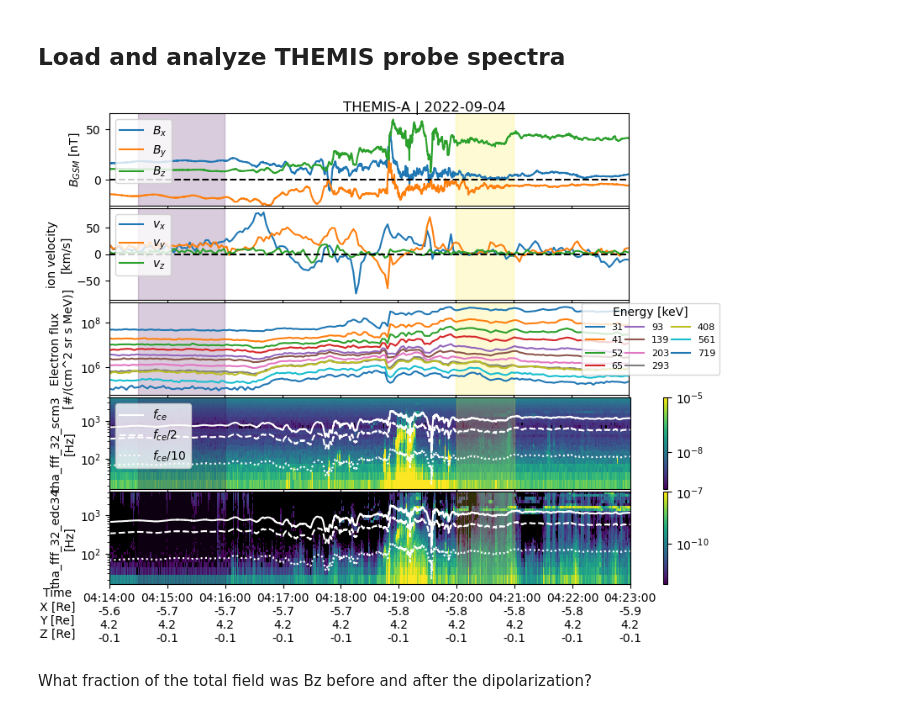
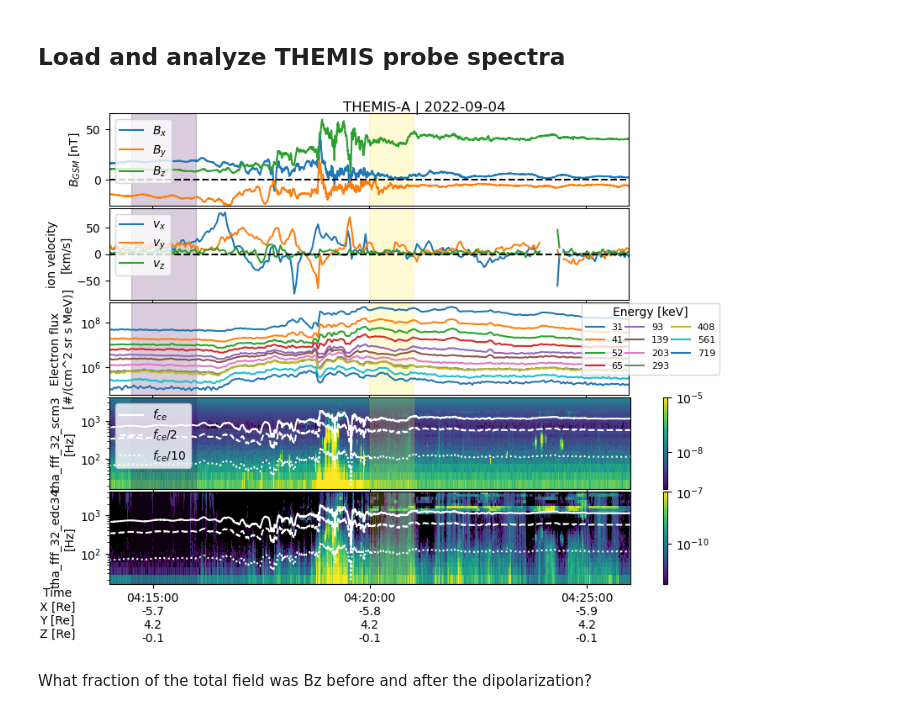
Before and after one commit to mshumko/elfinasi, a Jupyter notebook: src/20240904_substorm_study/misc/themis_elfin_spectra.ipynb, the cells around one changed output. Saved outputs shown, nothing was run; the diff lists cells and outputs as text; code cells hidden in the pictures.

```diff
--- a/src/20240904_substorm_study/misc/themis_elfin_spectra.ipynb
+++ b/src/20240904_substorm_study/misc/themis_elfin_spectra.ipynb
@@ -30,18 +30,20 @@ R_E = 6378.137  # km
 # %% [markdown]
 ## Load and analyze THEMIS probe spectra
 # %%
-time_range = ('2022-09-04T04:14', '2022-09-04T04:23')
+time_range = ('2022-09-04T04:14', '2022-09-04T04:26')
 _time_range = [dateutil.parser.parse(t_i) for t_i in time_range]
 coordinates = 'gsm'
 themis_probe = 'a'
 
-themis_spectra_time_ranges = (
+themisa_spectra_time_ranges = (
     [datetime(2022, 9, 4, 4, 14, 30), datetime(2022, 9, 4, 4, 16, 0)],
-    # [datetime(2022, 9, 4, 4, 17, 0), datetime(2022, 9, 4, 4, 18, 0)],
-    # [datetime(2022, 9, 4, 4, 18, 30), datetime(2022, 9, 4, 4, 19, 30)],
     [datetime(2022, 9, 4, 4, 20, 0), datetime(2022, 9, 4, 4, 21, 0)],
 )
-themis_colors = plt.cm.viridis(np.linspace(0, 1, len(themis_spectra_time_ranges)))
+themisd_spectra_time_ranges = (
+    [datetime(2022, 9, 4, 4, 16, 0), datetime(2022, 9, 4, 4, 19, 0)],
+    [datetime(2022, 9, 4, 4, 23, 0), datetime(2022, 9, 4, 4, 25, 0)],
+)
+themis_colors = plt.cm.viridis(np.linspace(0, 1, len(themisa_spectra_time_ranges)))
 # %%
 themis_probes = np.array(['a', 'd', 'e'])
 themis_Ew = ('fff_32_edc34', 'fff_32_edc34', 'fff_32_edc12')[np.where(themis_probes==themis_probe)[0][0]]
@@ -108,35 +110,35 @@ p = ax[4].pcolormesh(
 plt.colorbar(p, ax=ax[4])
 ax[4].set(yscale='log', ylabel=f'th{themis_probe}_{themis_Ew}\n[Hz]')
 
 for ax_i in ax[3:]:
     ax_i.plot(pyspedas.time_datetime(fgm_xr.times), f_ce, label=f'$f_{{ce}}$', c='w', ls='-')
     ax_i.plot(pyspedas.time_datetime(fgm_xr.times), f_ce/2, label=f'$f_{{ce}}/2$', c='w', ls='--')
     ax_i.plot(pyspedas.time_datetime(fgm_xr.times), f_ce/10, label=f'$f_{{ce}}/10$', c='w', ls=':')
     ax_i.set_facecolor('k')
 ax[3].legend(loc='upper left')
 
 plt.suptitle(f'THEMIS-{themis_probe.upper()} | {time_range[0][:10]}')
 
 state_xr = pytplot.get_data(f'th{themis_probe}_pos_{coordinates}')
 state_times = pyspedas.time_datetime(state_xr.times)
 state_times = [state_time.replace(tzinfo=None) for state_time in state_times]
 state_df = pd.DataFrame(
     index=state_times,
     data={f'{component.upper()} [Re]':state_xr.y[:, i]/R_E for i, component in enumerate(['x', 'y', 'z'])}
     )
 manylabels.ManyLabels(ax[-1], state_df)
 
 for ax_i in ax[:3]:
     divider = make_axes_locatable(ax_i)
     cax = divider.append_axes("right", size="24%", pad=0.08)
     cax.remove()
 plt.subplots_adjust(hspace=0.03, top=0.959)
 
-for themis_spectra_time_range, color in zip(themis_spectra_time_ranges, themis_colors):
+for themis_spectra_time_range, color in zip(themisa_spectra_time_ranges, themis_colors):
     for ax_i in ax:
         ax_i.axvspan(*themis_spectra_time_range, color=color, alpha=0.2)
 # %% [output]
-[figure, old version]
+[figure, new version]
 # %% [markdown]
 What fraction of the total field was Bz before and after the dipolarization?
 # %%
```
Also changed, not shown: parts of 18 cells of this notebook.
